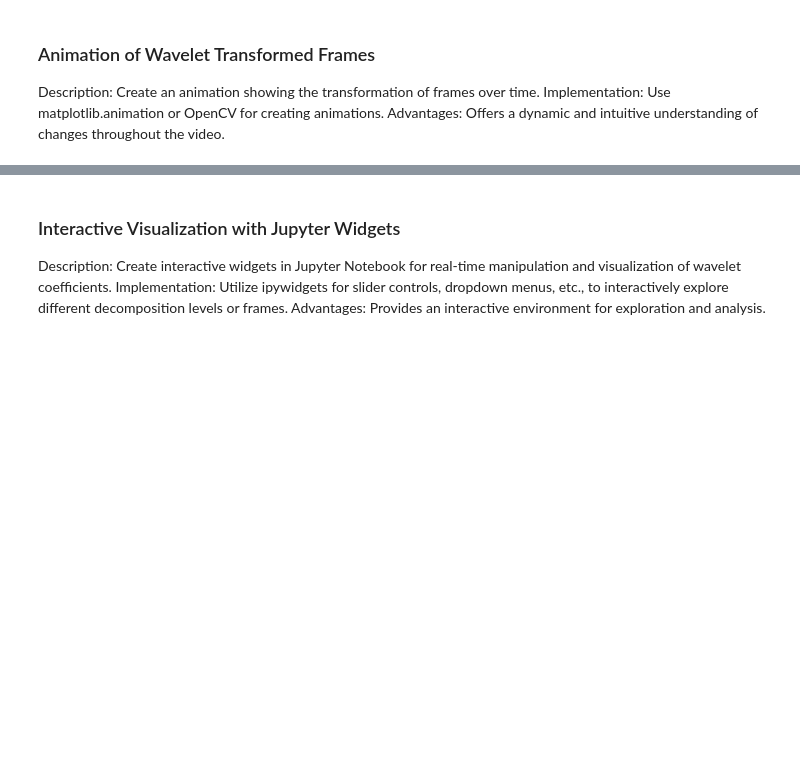
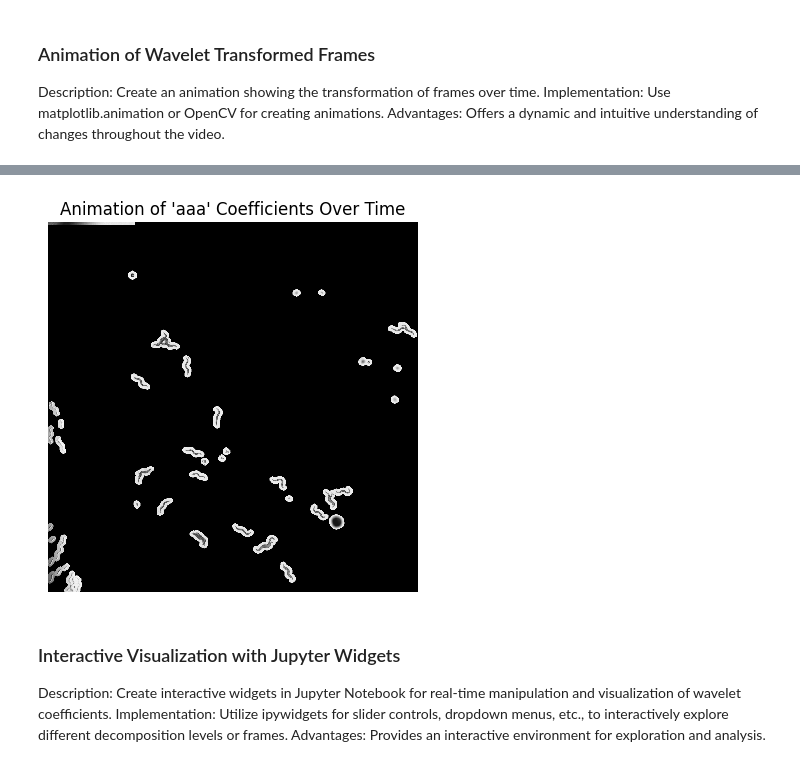
Before and after one commit to erusconiclerici/collectiveNematodes, a Jupyter notebook: Code/Python/wavelet_transform.ipynb, the cells around one changed output, grey strips where cells are left out. Saved outputs shown, nothing was run; the diff lists cells and outputs as text; code cells hidden in the pictures; blank space fills up the shorter version.

```diff
--- a/Code/Python/wavelet_transform.ipynb
+++ b/Code/Python/wavelet_transform.ipynb
@@ -235,3 +267,35 @@ Advantages: Good for statistical analysis of the coefficients, understanding the
 Description: Create an animation showing the transformation of frames over time.
 Implementation: Use matplotlib.animation or OpenCV for creating animations.
 Advantages: Offers a dynamic and intuitive understanding of changes throughout the video.
+# %%
+from matplotlib.animation import FuncAnimation
+
+
+def animate_wavelet_transformed_frames(coeffs, coeff_set):
+    # Extract the set of coefficients
+    frames = coeffs[coeff_set]
+
+    # Set up the figure
+    fig, ax = plt.subplots()
+    ax.set_title(f"Animation of '{coeff_set}' Coefficients Over Time")
+
+    # Initialize a frame for the animation
+    frame = ax.imshow(frames[0], cmap='gray', interpolation='none')
+    ax.axis('off')
+
+    # Update function for the animation
+    def update(i):
+        frame.set_data(frames[i])
+        return frame,
+
+    # Create the animation
+    anim = FuncAnimation(fig, update, frames=len(frames), interval=50, blit=True)
+
+    return anim
+# %%
+# Assuming 'wavelet_coeffs' is your dictionary of wavelet coefficients
+anim = animate_wavelet_transformed_frames(wavelet_coeffs, 'aaa')
+
+from IPython.display import HTML
+HTML(anim.to_html5_video())
+# %% [output]
@@ -238,3 +303,4 @@ Advantages: Offers a dynamic and intuitive understanding of changes throughout t
+[figure, added]
 # %% [markdown]
 ### Interactive Visualization with Jupyter Widgets ###
 
```
Also changed, not shown: parts of 7 cells of this notebook.
